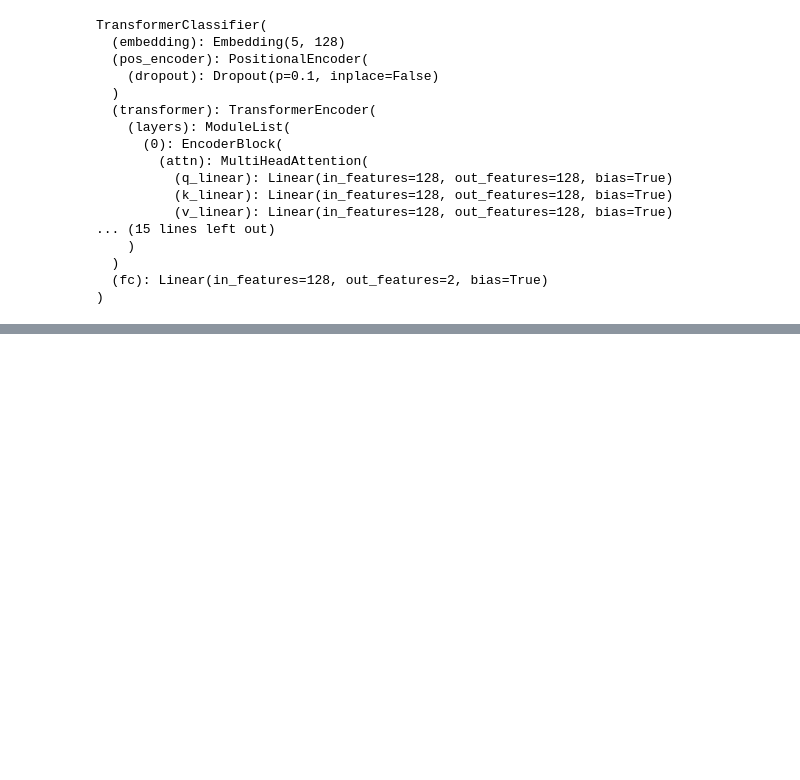
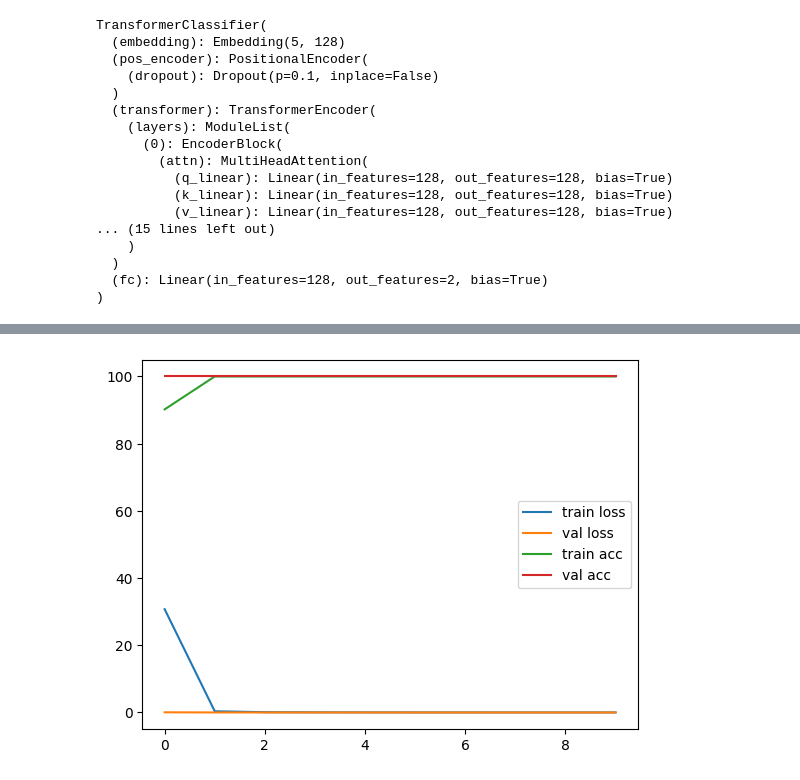
Before and after one commit to matiasmolinolo/transformer-checker, a Jupyter notebook: experiments.ipynb, the cells around one changed output, grey strips where cells are left out. Saved outputs shown, nothing was run; the diff lists cells and outputs as text; code cells hidden in the pictures; blank space fills up the shorter version.

Commit message:
train/test functions in transformer class to make code in notebook more readable

```diff
--- a/experiments.ipynb
+++ b/experiments.ipynb
@@ -43,8 +43,9 @@ Loaded 10000 samples from data/dyck-1_10000-samples_10-len_p06.jsonl
 from torch.utils.data import random_split
 
 train_size = int(0.8 * len(dataset))
-test_size = len(dataset) - train_size
+val_size = int(0.15 * train_size)
+test_size = len(dataset) - train_size - val_size
 
-train_dataset, test_dataset = random_split(dataset, [train_size, test_size])
+train_dataset, val_dataset, test_dataset = random_split(dataset, [train_size, val_size, test_size])
 # %%
 from torch.utils.data import DataLoader
@@ -55,3 +52,7 @@ test_dl = DataLoader(test_dataset, batch_size=8, shuffle=True)
+# %%
+train_dataloader = DataLoader(train_dataset, batch_size=64, shuffle=True)
+val_dataloader = DataLoader(val_dataset, batch_size=64, shuffle=False)
+test_dataloader = DataLoader(test_dataset, batch_size=8, shuffle=False)
 # %% [markdown]
 # Manual Transformer + BERTViz
 # %%
@@ -72,5 +73,3 @@ model_config = TransformerClassifierConfig(
 )
 # %%
 model = TransformerClassifier(model_config)
-# %%
-model.train()
@@ -225,0 +102,10 @@ Average loss on the test data: 0.0000
+# %%
+train_loss, train_acc, val_loss, val_acc = model.train_model(
+    device=device,
+    epochs=10,
+    optimizer=optimizer,
+    criterion=crit,
+    train_dataloader=train_dataloader,
+    eval_dataloader=val_dataloader,
+    use_mask=True,
+)
@@ -226 +146,12 @@ Average loss on the test data: 0.0000
+# %%
+import matplotlib.pyplot as plt
+
+plt.plot(train_loss, label="train loss")
+plt.plot(val_loss, label="val loss")
+plt.plot(train_acc, label="train acc")
+plt.plot(val_acc, label="val acc")
+plt.legend()
+plt.show()
+# %% [output]
+[figure, added]
 # %%
```
Also changed, not shown: parts of 17 cells of this notebook, 1 other file.
